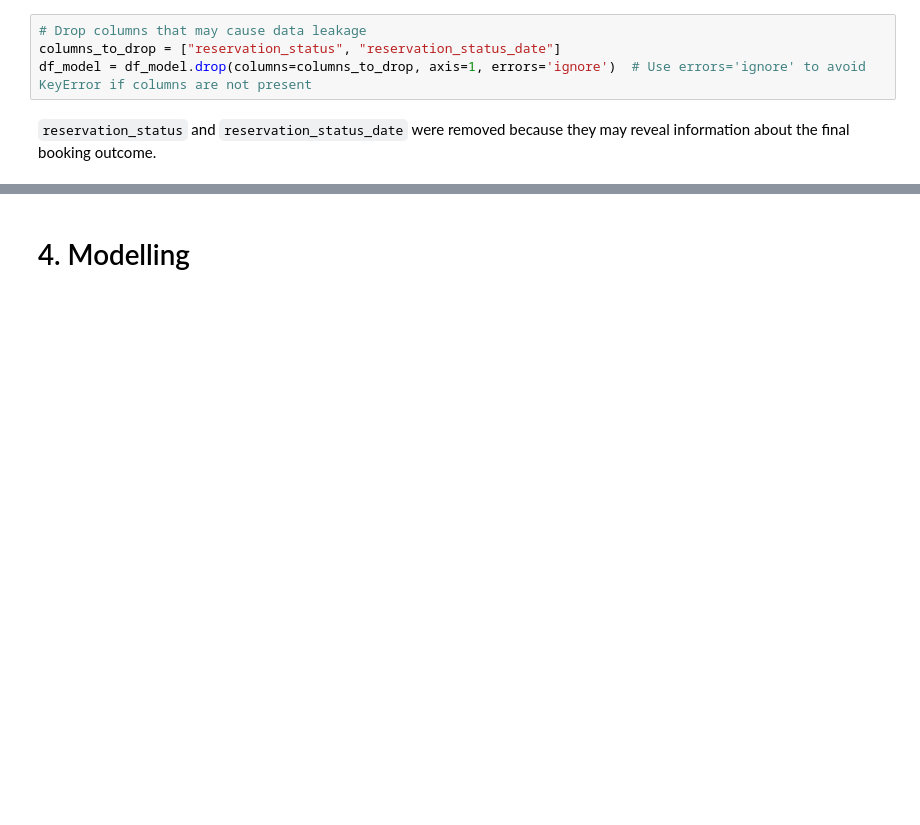
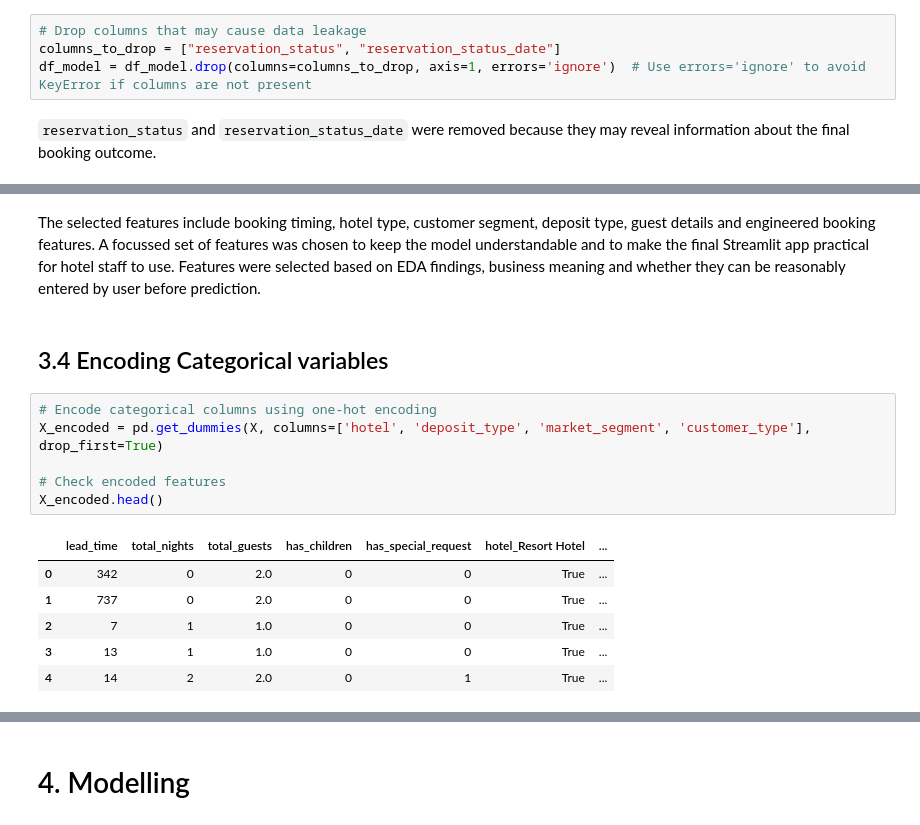
Before and after one commit to grishmmirpuri-art/staysure-ai-hotel-cancellation, a Jupyter notebook: notebooks/staysure_model_development.ipynb, the cells around one changed output, grey strips where cells are left out. Saved outputs shown, nothing was run; the diff lists cells and outputs as text; blank space fills up the shorter version.

```diff
--- a/notebooks/staysure_model_development.ipynb
+++ b/notebooks/staysure_model_development.ipynb
@@ -430,0 +748,17 @@ df_model = df_model.drop(columns=columns_to_drop, axis=1, errors='ignore')  # Us
+# %% [markdown]
+The selected features include booking timing, hotel type, customer segment, deposit type, guest details and engineered booking features. A focussed set of features was chosen to keep the model understandable and to make the final Streamlit app practical for hotel staff to use. Features were selected based on EDA findings, business meaning and whether they can be reasonably entered by user before prediction.
+# %% [markdown]
+## 3.4 Encoding Categorical variables
+# %%
+# Encode categorical columns using one-hot encoding
+X_encoded = pd.get_dummies(X, columns=['hotel', 'deposit_type', 'market_segment', 'customer_type'], drop_first=True)
+
+# Check encoded features
+X_encoded.head()
+# %% [output]
+|  | lead_time | total_nights | total_guests | has_children | has_special_request | hotel_Resort Hotel | ... |
+| 0 | 342 | 0 | 2.0 | 0 | 0 | True | ... |
+| 1 | 737 | 0 | 2.0 | 0 | 0 | True | ... |
+| 2 | 7 | 1 | 1.0 | 0 | 0 | True | ... |
+| 3 | 13 | 1 | 1.0 | 0 | 0 | True | ... |
+| 4 | 14 | 2 | 2.0 | 0 | 1 | True | ... |
```
Also changed, not shown: parts of 66 cells of this notebook, 1 other file.
